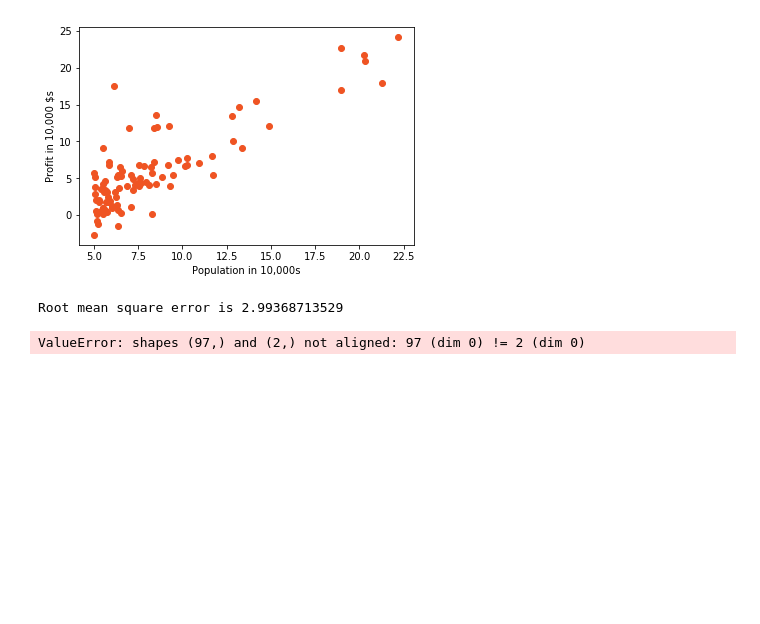
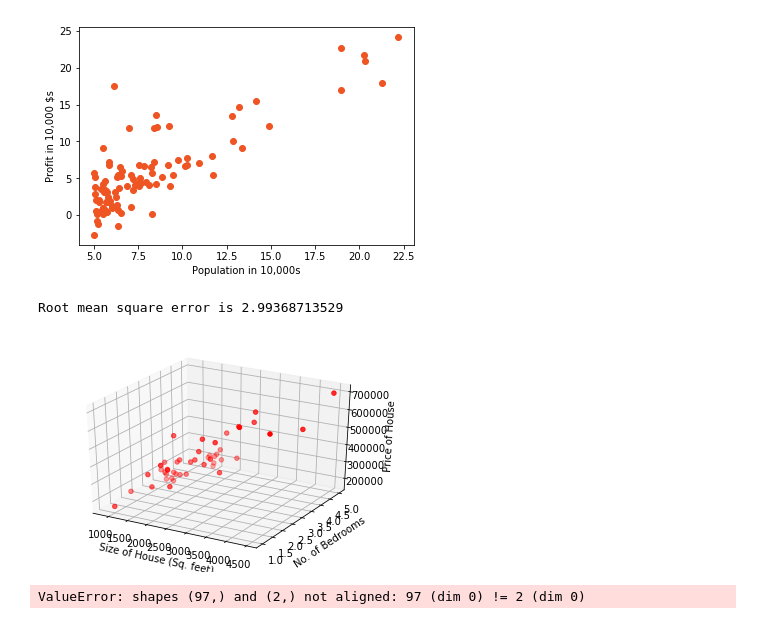
Before and after one commit to MeenakshiParyani/LinearRegression, a Jupyter notebook: Linear_Regression.ipynb, the cells around one changed output. Cells and saved outputs as stored; diff of their text form; code cells hidden in the pictures; blank space fills up the shorter version.

Commit message:
Plotting graph for ex data2

```diff
--- a/Linear_Regression.ipynb
+++ b/Linear_Regression.ipynb
@@ -98,5 +89,26 @@ print "Root mean square error is "+ str(cost)
 # %% [output]
 Root mean square error is 2.99368713529
+# %%
+# Q.2 Linear regression with two variables from scratch
+# Reading and plotting data
+data2 = pd.read_csv('ex1data2.csv', header=None)
+
+fig = plt.figure()
+ax = fig.add_subplot(111, projection='3d')
+
+
+ax.scatter(data2[0], data2[1], data2[2], c='r', marker='o')
+ax.set_xlabel('Size of House (Sq. feet)')
+ax.set_ylabel('No. of Bedrooms')
+ax.set_zlabel('Price of House')
+
+surf = ax.plot_surface(data2[0], data2[1], data2[2], cmap=cm.coolwarm,
+                       linewidth=0, antialiased=False)
+plt.show()
+
+#
+# %% [output]
+[figure, added]
 # %%
 # Q.2-1 - Linear Regression with Multiple Varibles using Gradient Descent
 points = Y.size # Number of predictions in the data
```
Also changed, not shown: parts of 2 cells of this notebook.
